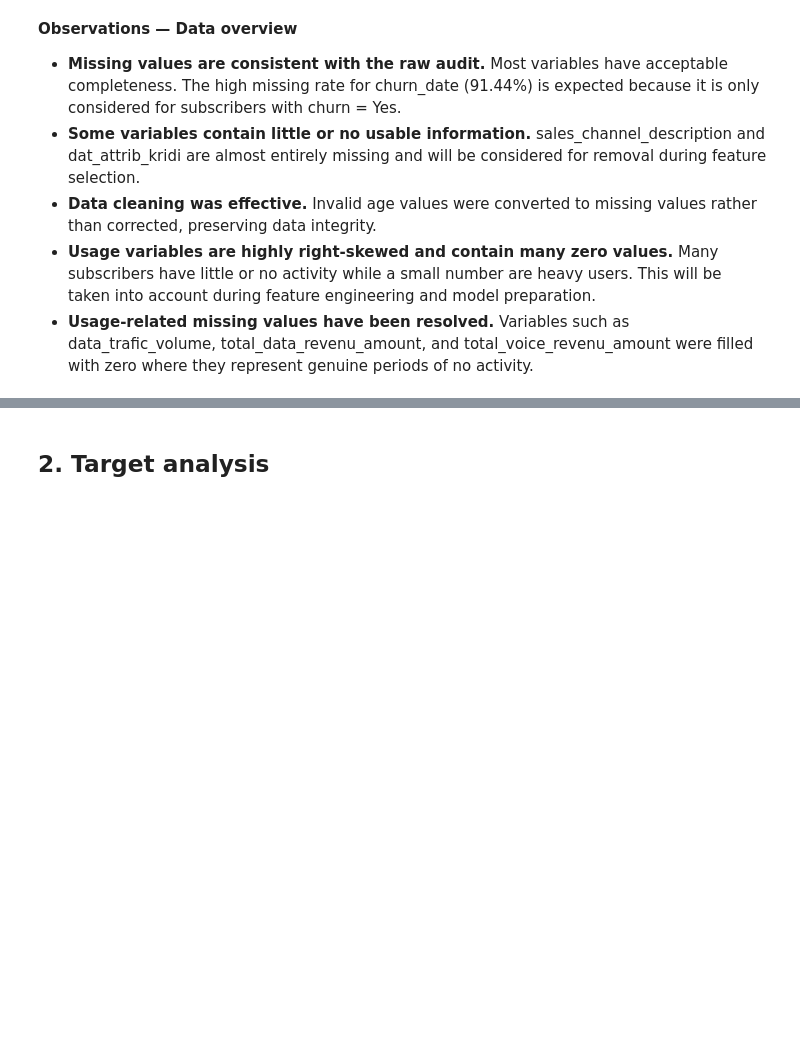
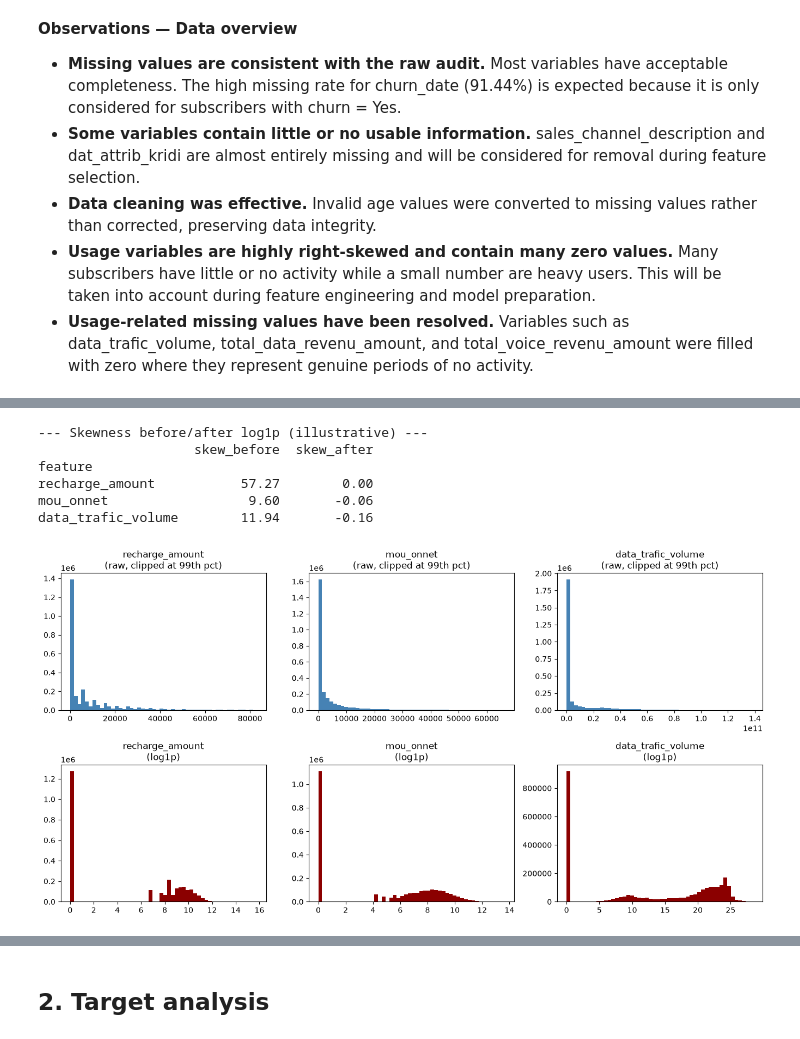
Before and after one commit to taghoutii/churn-prediction, a Jupyter notebook: notebooks/01_eda.ipynb, the cells around one changed output, grey strips where cells are left out. Saved outputs shown, nothing was run; the diff lists cells and outputs as text; code cells hidden in the pictures; blank space fills up the shorter version.

```diff
--- a/notebooks/01_eda.ipynb
+++ b/notebooks/01_eda.ipynb
@@ -71,0 +96,31 @@ plt.show()
+# %%
+import numpy as np
+from churn.eda.overview import compare_log1p_skew, KEY_NUMERIC_VARS
+
+log1p_cols = KEY_NUMERIC_VARS["monthly_usage"]
+skew_table = compare_log1p_skew(monthly_usage, log1p_cols)
+# %% [output]
+--- Skewness before/after log1p (illustrative) ---
+                    skew_before  skew_after
+feature
+recharge_amount           57.27        0.00
+mou_onnet                  9.60       -0.06
+data_trafic_volume        11.94       -0.16
+# %%
+fig, axes = plt.subplots(2, len(log1p_cols), figsize=(4.5 * len(log1p_cols), 7))
+for i, col in enumerate(log1p_cols):
+    raw = monthly_usage[col]
+
+    # "before" is clipped at the 99th percentile for display legibility only
+    # (the skew stat above is computed on the full, unclipped column).
+    axes[0, i].hist(raw, bins=50, range=(0, raw.quantile(0.99)), color="steelblue")
+    axes[0, i].set_title(f"{col}\n(raw, clipped at 99th pct)")
+
+    axes[1, i].hist(np.log1p(raw), bins=50, color="darkred")
+    axes[1, i].set_title(f"{col}\n(log1p)")
+
+plt.tight_layout()
+save_fig(fig, "01_log1p_transformation")
+plt.show()
+# %% [output]
+[figure, added]
```
Also changed, not shown: parts of 14 cells of this notebook, 10 other files.
